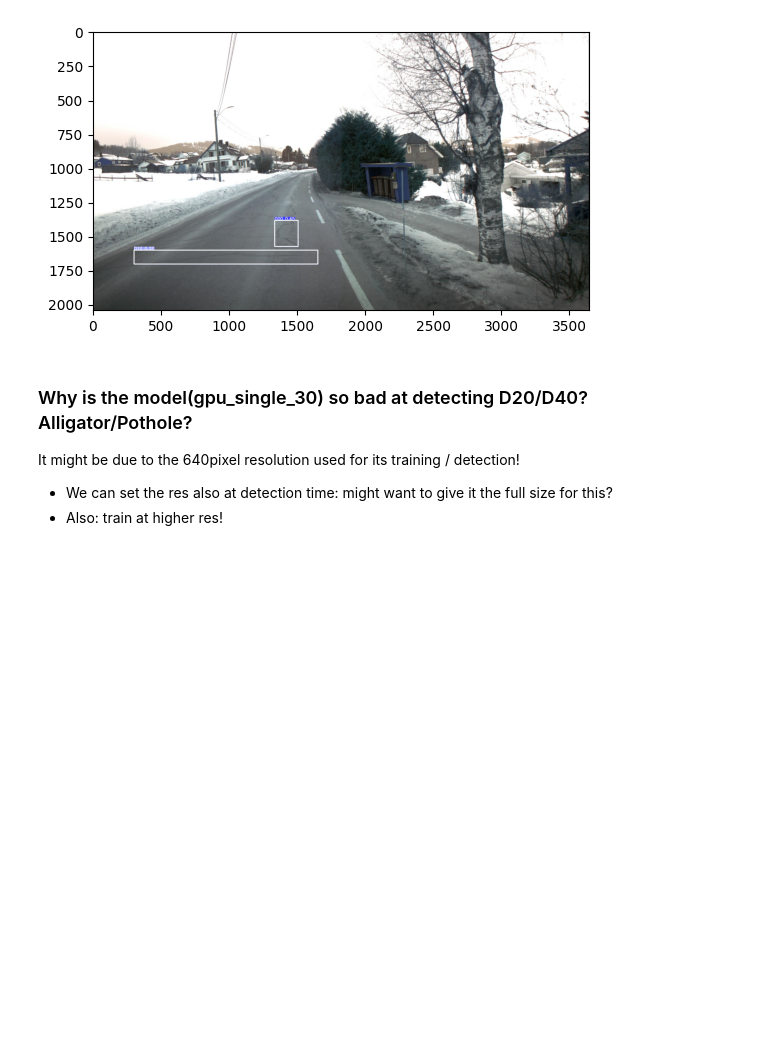
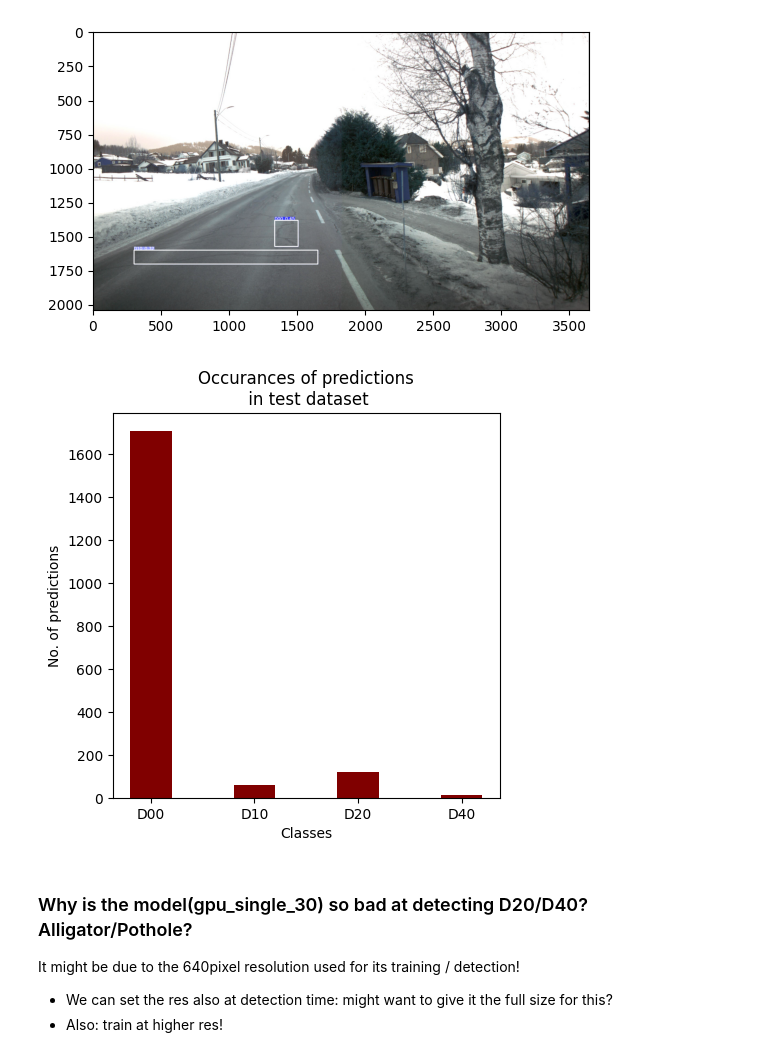
Before and after one commit to henrfj/TDT17-Project, a Jupyter notebook: model_testing.ipynb, the cells around one changed output. Drawn from its saved outputs; the diff is of its cells as text; code cells hidden in the pictures; blank space fills up the shorter version.

```diff
--- a/model_testing.ipynb
+++ b/model_testing.ipynb
@@ -194,3 +211,21 @@ for name in file_names:
+# %%
+#classes = list(d.keys())
+classes = ["D00", "D10", "D20", "D40"]
+occurances = list(d.values())
+
+fig = plt.figure(figsize = (5, 5))
+
+# creating the bar plot
+plt.bar(classes, occurances, color ='maroon',
+        width = 0.4)
+
+plt.xlabel("Classes")
+plt.ylabel("No. of predictions")
+plt.title("Occurances of predictions\n in test dataset")
+
+plt.show()
+# %% [output]
+[figure, added]
 # %% [markdown]
 ### Why is the model(gpu_single_30) so bad at detecting D20/D40? Alligator/Pothole?
 
```
Also changed, not shown: parts of 7 cells of this notebook, 26 other files.
